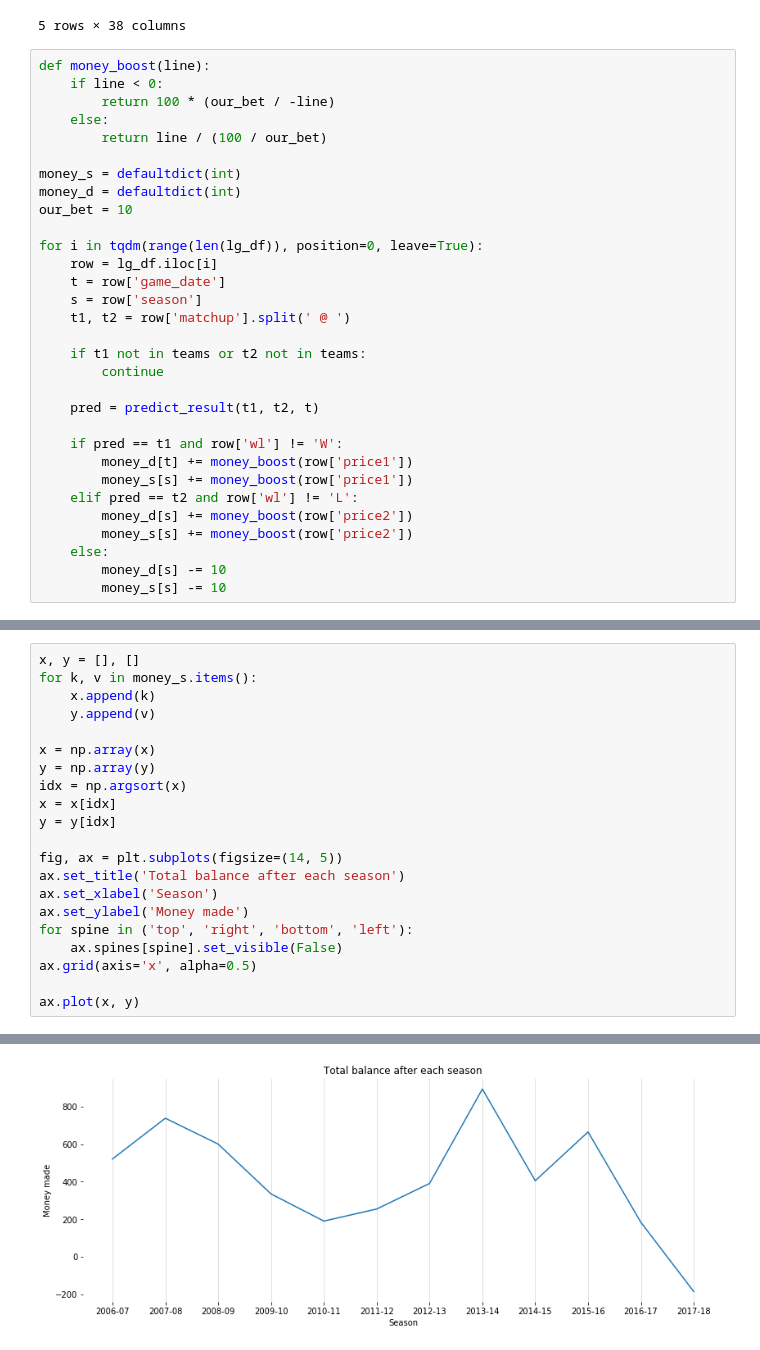
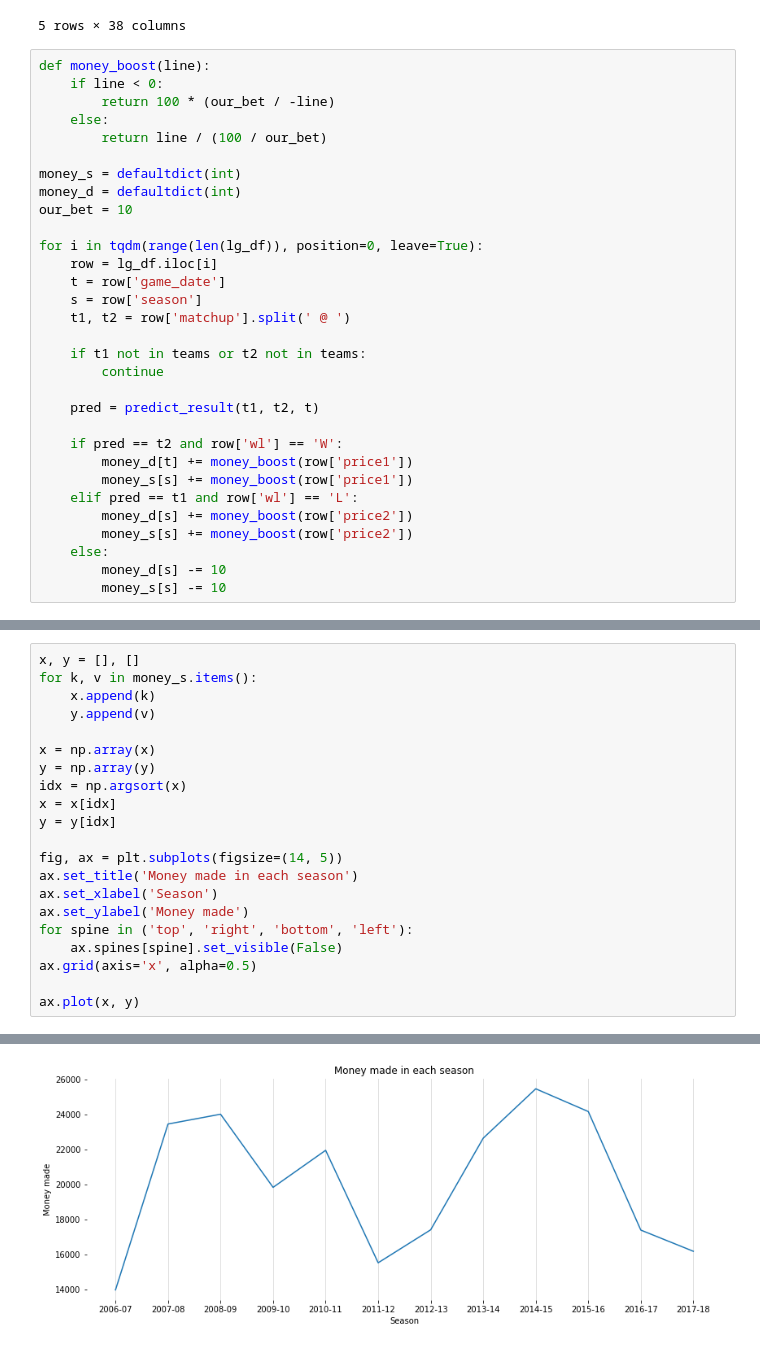
Before and after one commit to jgrodzicki/NBA-result-predictor, a Jupyter notebook: main.ipynb, the cells around one changed output, grey strips where cells are left out. Cells and saved outputs as stored; diff of their text form.

```diff
--- a/main.ipynb
+++ b/main.ipynb
@@ -234,10 +234,10 @@ for i in tqdm(range(len(lg_df)), position=0, leave=True):
 
     pred = predict_result(t1, t2, t)
 
-    if pred == t1 and row['wl'] != 'W':
+    if pred == t2 and row['wl'] == 'W':
         money_d[t] += money_boost(row['price1'])
         money_s[s] += money_boost(row['price1'])
-    elif pred == t2 and row['wl'] != 'L':
+    elif pred == t1 and row['wl'] == 'L':
         money_d[s] += money_boost(row['price2'])
         money_s[s] += money_boost(row['price2'])
     else:
@@ -256,24 +256,24 @@ Average money made in a season: 416.1486120162461
 # %%
 x, y = [], []
 for k, v in money_s.items():
     x.append(k)
     y.append(v)
 
 x = np.array(x)
 y = np.array(y)
 idx = np.argsort(x)
 x = x[idx]
 y = y[idx]
 
 fig, ax = plt.subplots(figsize=(14, 5))
-ax.set_title('Total balance after each season')
+ax.set_title('Money made in each season')
 ax.set_xlabel('Season')
 ax.set_ylabel('Money made')
 for spine in ('top', 'right', 'bottom', 'left'):
     ax.spines[spine].set_visible(False)
 ax.grid(axis='x', alpha=0.5)
 
 ax.plot(x, y)
 # %% [output]
 [<matplotlib.lines.Line2D at 0x...>]
-[figure, old version]
+[figure, new version]
```
Also changed, not shown: parts of 1 cell of this notebook.
